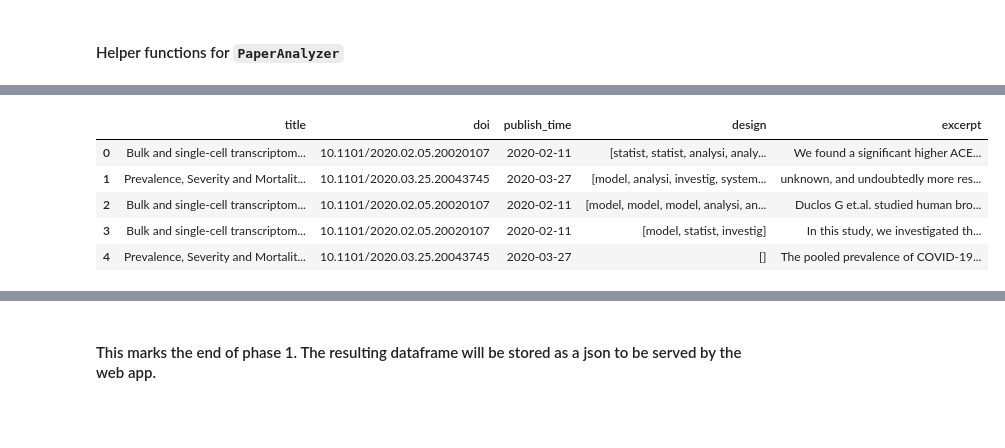
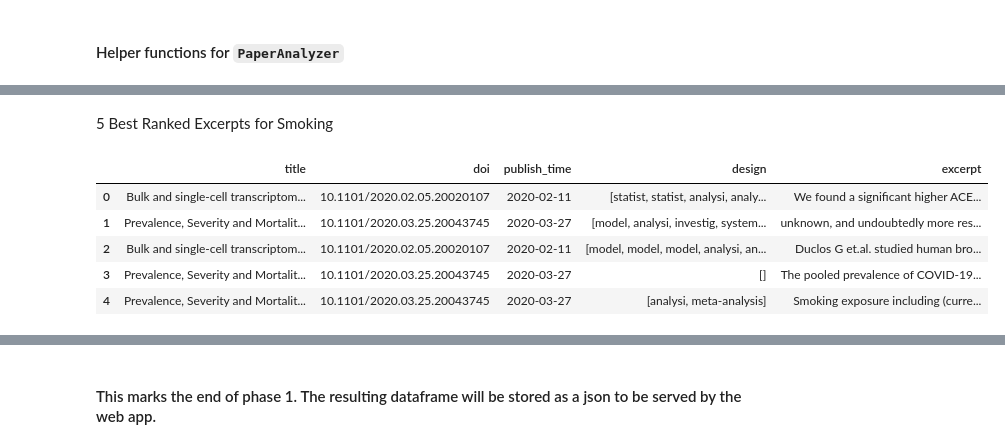
Before and after one commit to mahtablci1/Kaggle, a Jupyter notebook: notebooks/Risk Factor Analysis - Modularized.ipynb, the cells around one changed output, grey strips where cells are left out. Drawn from its saved outputs; the diff is of its cells as text; code cells hidden in the pictures; blank space fills up the shorter version.

```diff
--- a/notebooks/Risk Factor Analysis - Modularized.ipynb
+++ b/notebooks/Risk Factor Analysis - Modularized.ipynb
@@ -115,7 +131,7 @@ from nltk.stem import PorterStemmer
 from nltk.tokenize import word_tokenize, sent_tokenize
 
 stemmer = PorterStemmer()
-root = '../input/CORD-19-research-challenge/'
+root = '../data/'
 stop_words = list(set(stopwords.words('english')))
 stop_words.extend(['within', 'what', 'how', 'eg', 'ie'])
 # %% [markdown]
@@ -698,4 +767,4 @@ covid_analysis.generate_risk_rankings()
 # %%
-temp = covid_analysis.get_df()
-temp.shape
+risk_df = covid_analysis.get_df()
+risk_df.shape
 # %% [output]
@@ -725,15 +788,19 @@ Scientific studies support the usage of telemedicine in patients of diabetes. A
+# %% [markdown]
+5 Best Ranked Excerpts for Smoking
 # %%
 # There are some papers that appear more than once. This is because we rank excerpts within papers, and could simply mean that two different excerpts within the same paper were ranked high in relevance by our algorithm.
-smoking_df = enriched_covid_df.sort_values(by='smoking_rank', ascending=False).loc[:,['title','doi','publish_time','design','text_body']].reset_index(drop=True).rename(columns={'text_body':'excerpt'})
-#smoking_df.to_csv('smoking_risk_analysis.csv')
+
+smoking_df = risk_df.sort_values(by='smoking_rank', ascending=False)\
+            .loc[:,['title','doi','publish_time','design','text_body']]\
+            .reset_index(drop=True).rename(columns={'text_body':'excerpt'})
 smoking_df.head()
 # %% [output]
 |  | title | doi | publish_time | design | excerpt |
 | 0 | Bulk and single-cell transcriptom... | 10.1101/2020.02.05.20020107 | 2020-02-11 | [statist, statist, analysi, analy... | We found a significant higher ACE... |
 | 1 | Prevalence, Severity and Mortalit... | 10.1101/2020.03.25.20043745 | 2020-03-27 | [model, analysi, investig, system... | unknown, and undoubtedly more res... |
 | 2 | Bulk and single-cell transcriptom... | 10.1101/2020.02.05.20020107 | 2020-02-11 | [model, model, model, analysi, an... | Duclos G et.al. studied human bro... |
-| 3 | Bulk and single-cell transcriptom... | 10.1101/2020.02.05.20020107 | 2020-02-11 | [model, statist, investig] | In this study, we investigated th... |
-| 4 | Prevalence, Severity and Mortalit... | 10.1101/2020.03.25.20043745 | 2020-03-27 | [] | The pooled prevalence of COVID-19... |
+| 3 | Prevalence, Severity and Mortalit... | 10.1101/2020.03.25.20043745 | 2020-03-27 | [] | The pooled prevalence of COVID-19... |
+| 4 | Prevalence, Severity and Mortalit... | 10.1101/2020.03.25.20043745 | 2020-03-27 | [analysi, meta-analysis] | Smoking exposure including (curre... |
 # %%
 # Here is a title-deduplicated version of the previous dataframe
 # Each paper will only appear once with its highest rated excerpt
```
Also changed, not shown: parts of 42 cells of this notebook.
